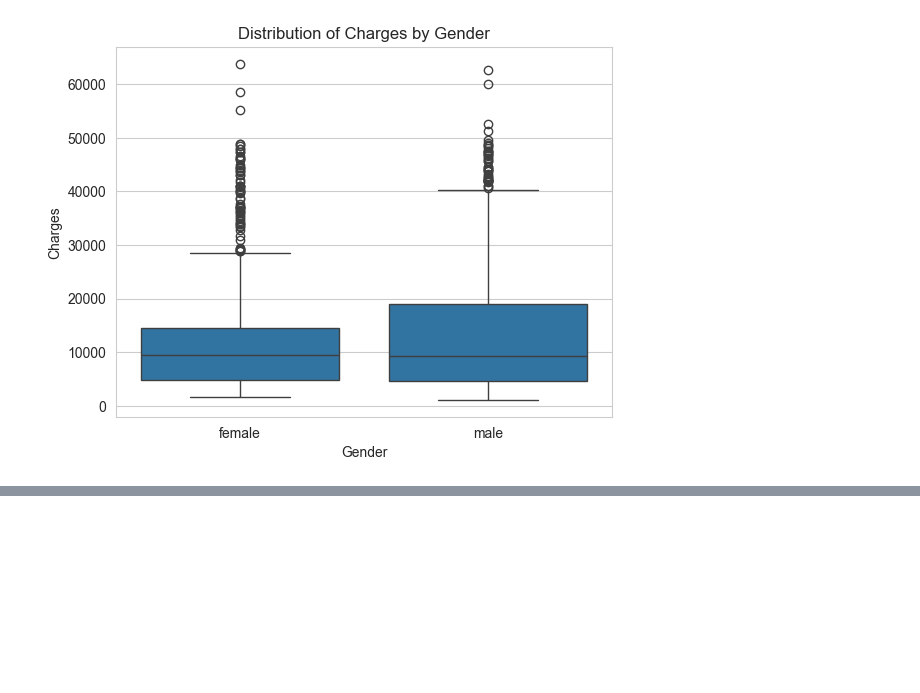
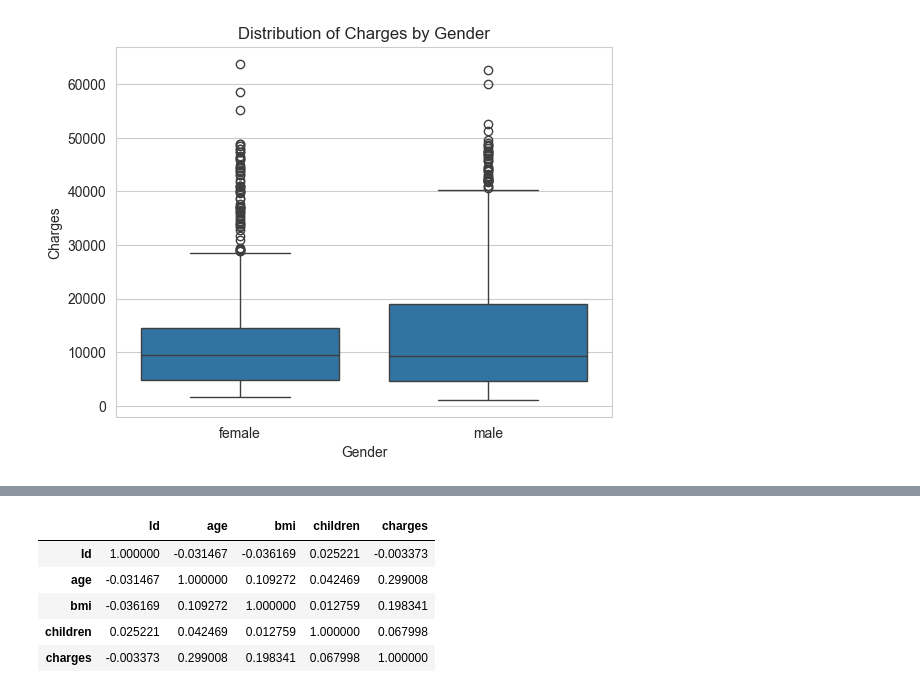
Before and after one commit to prasanthguntupalli/AzureLearnings, a Jupyter notebook: LinearRegression/Codes/LinearRegression.ipynb, the cells around one changed output, grey strips where cells are left out. Saved outputs shown, nothing was run; the diff lists cells and outputs as text; code cells hidden in the pictures; blank space fills up the shorter version.

```diff
--- a/LinearRegression/Codes/LinearRegression.ipynb
+++ b/LinearRegression/Codes/LinearRegression.ipynb
@@ -228,0 +257,9 @@ plt.show()
+# %%
+medical_df.corr(numeric_only=True)
+# %% [output]
+|  | Id | age | bmi | children | charges |
+| Id | 1.000000 | -0.031467 | -0.036169 | 0.025221 | -0.003373 |
+| age | -0.031467 | 1.000000 | 0.109272 | 0.042469 | 0.299008 |
+| bmi | -0.036169 | 0.109272 | 1.000000 | 0.012759 | 0.198341 |
+| children | 0.025221 | 0.042469 | 0.012759 | 1.000000 | 0.067998 |
+| charges | -0.003373 | 0.299008 | 0.198341 | 0.067998 | 1.000000 |
```
Also changed, not shown: parts of 4 cells of this notebook, 4 other files.
